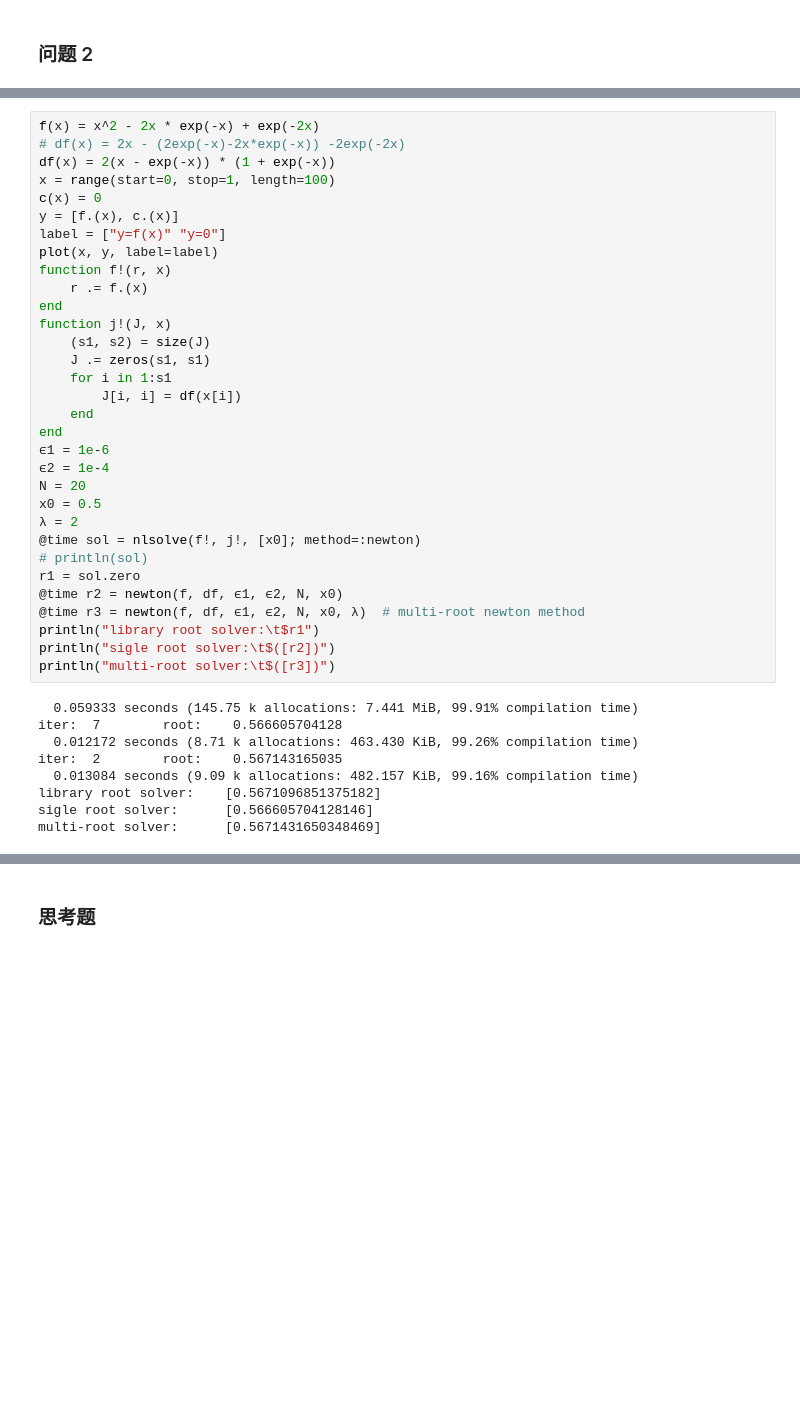
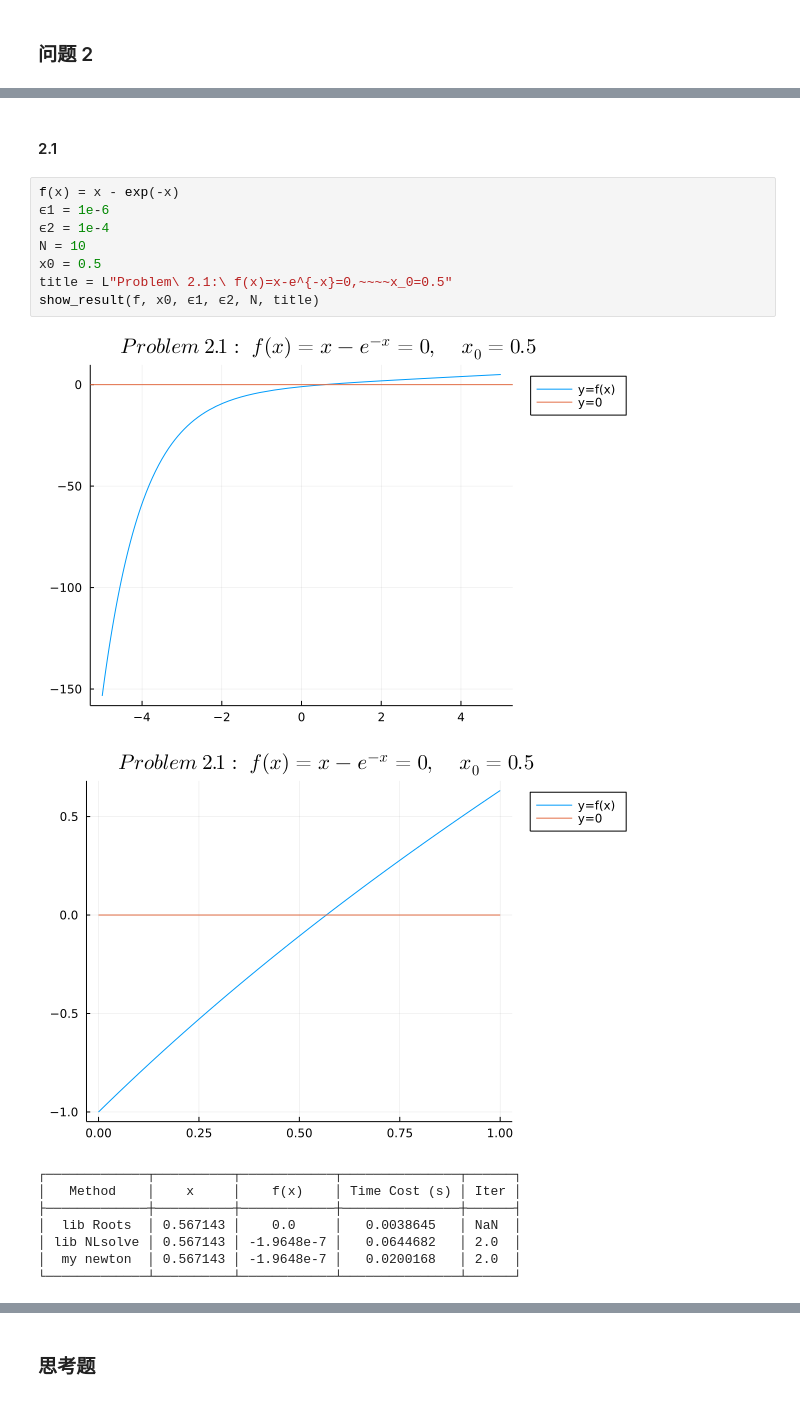
Before and after one commit to efJerryYang/computational-methods, a Jupyter notebook: hitsz/lab/code/lab4-newton.ipynb, the cells around one changed output, grey strips where cells are left out. Saved outputs shown, nothing was run; the diff lists cells and outputs as text; blank space fills up the shorter version.

```diff
--- a/hitsz/lab/code/lab4-newton.ipynb
+++ b/hitsz/lab/code/lab4-newton.ipynb
@@ -173,41 +191,20 @@ single root solver:     [0.5671431650348622]
-# %%
-f(x) = x^2 - 2x * exp(-x) + exp(-2x)
-# df(x) = 2x - (2exp(-x)-2x*exp(-x)) -2exp(-2x)
-df(x) = 2(x - exp(-x)) * (1 + exp(-x))
-x = range(start=0, stop=1, length=100)
-c(x) = 0
-y = [f.(x), c.(x)]
-label = ["y=f(x)" "y=0"]
-plot(x, y, label=label)
-function f!(r, x)
-    r .= f.(x)
-end
-function j!(J, x)
-    (s1, s2) = size(J)
-    J .= zeros(s1, s1)
-    for i in 1:s1
-        J[i, i] = df(x[i])
-    end
-end
-ϵ1 = 1e-6
-ϵ2 = 1e-4
-N = 20
-x0 = 0.5
-λ = 2
-@time sol = nlsolve(f!, j!, [x0]; method=:newton)
-# println(sol)
-r1 = sol.zero
-@time r2 = newton(f, df, ϵ1, ϵ2, N, x0)
-@time r3 = newton(f, df, ϵ1, ϵ2, N, x0, λ)  # multi-root newton method
-println("library root solver:\t$r1")
-println("sigle root solver:\t$([r2])")
-println("multi-root solver:\t$([r3])")
-# %% [output]
-  0.059333 seconds (145.75 k allocations: 7.441 MiB, 99.91% compilation time)
-iter:  7        root:    0.566605704128
-  0.012172 seconds (8.71 k allocations: 463.430 KiB, 99.26% compilation time)
-iter:  2        root:    0.567143165035
-  0.013084 seconds (9.09 k allocations: 482.157 KiB, 99.16% compilation time)
-library root solver:    [0.5671096851375182]
-sigle root solver:      [0.566605704128146]
-multi-root solver:      [0.5671431650348469]
+# %% [markdown]
+#### 2.1
+# %%
+f(x) = x - exp(-x)
+ϵ1 = 1e-6
+ϵ2 = 1e-4
+N = 10
+x0 = 0.5
+title = L"Problem\ 2.1:\ f(x)=x-e^{-x}=0,~~~~x_0=0.5"
+show_result(f, x0, ϵ1, ϵ2, N, title)
+# %% [output]
+[figure, added]
+[figure, added]
+┌─────────────┬──────────┬────────────┬───────────────┬──────┐
+│   Method    │    x     │    f(x)    │ Time Cost (s) │ Iter │
+├─────────────┼──────────┼────────────┼───────────────┼──────┤
+│  lib Roots  │ 0.567143 │    0.0     │   0.0038645   │ NaN  │
+│ lib NLsolve │ 0.567143 │ -1.9648e-7 │   0.0644682   │ 2.0  │
+│  my newton  │ 0.567143 │ -1.9648e-7 │   0.0200168   │ 2.0  │
+└─────────────┴──────────┴────────────┴───────────────┴──────┘
```
Also changed, not shown: parts of 14 cells of this notebook.
